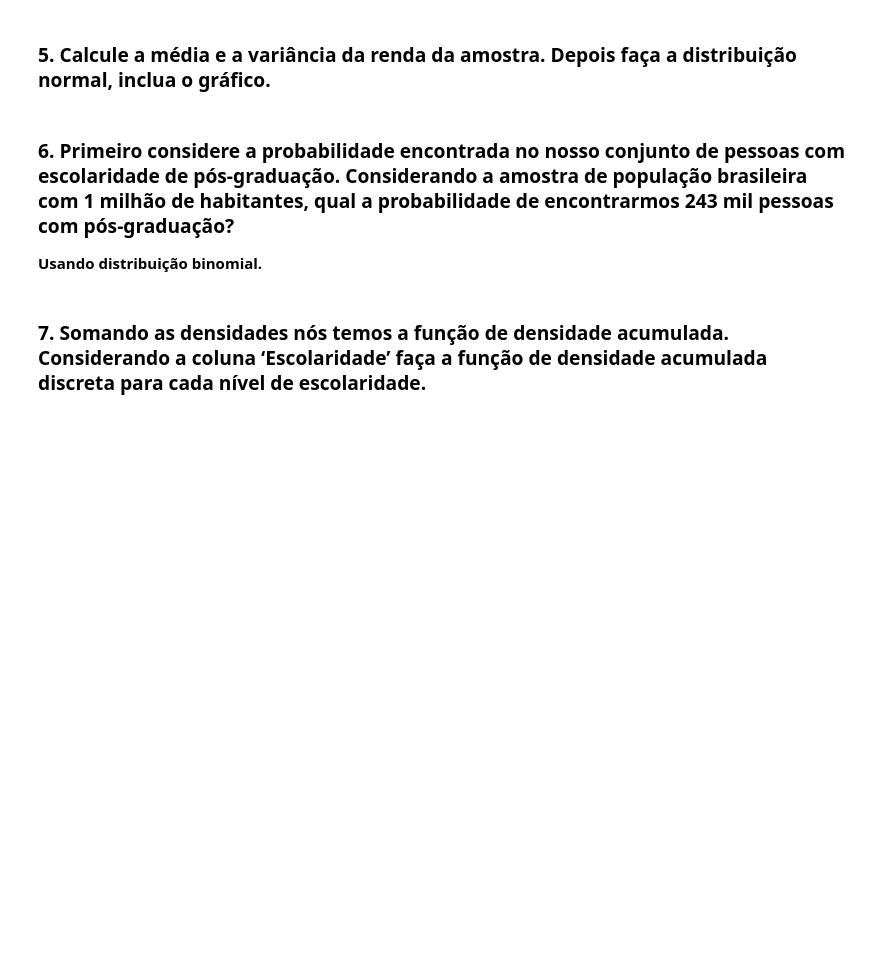
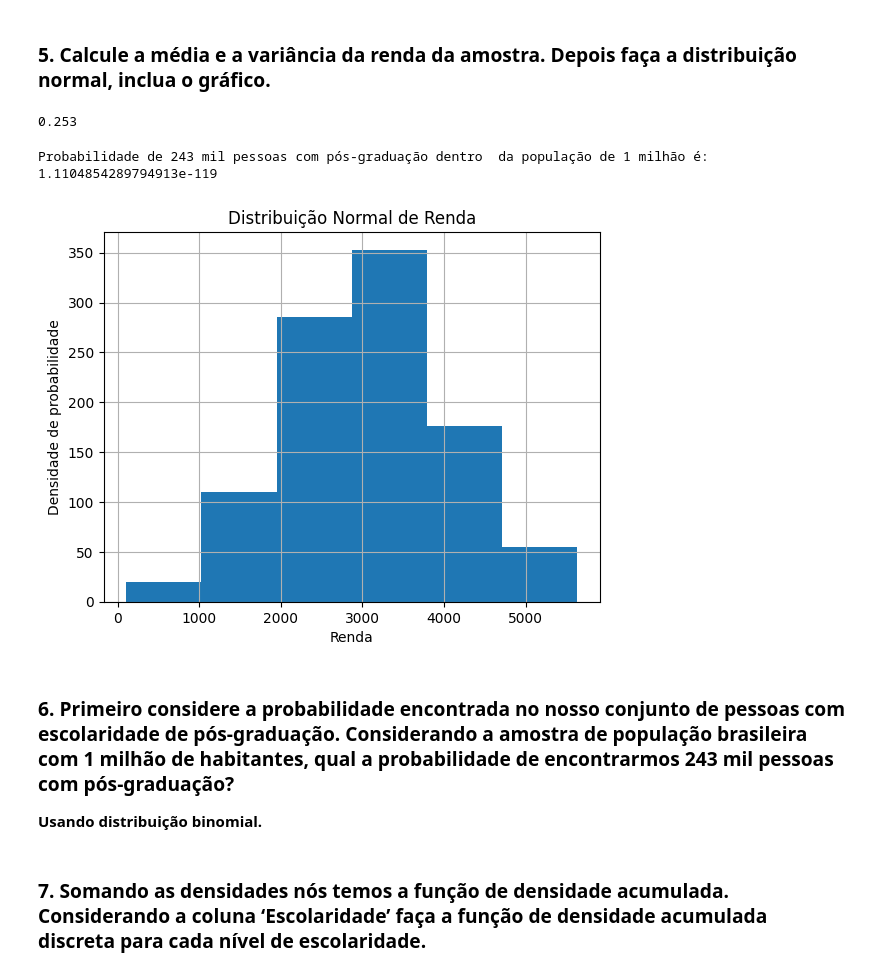
Before and after one commit to dsreliete/Womakerscode-DA-colabs, a Jupyter notebook: Womakers_Code_Aula_Plantão_de_Dúvidas_Turma_de_Analytics.ipynb, the cells around one changed output. Cells and saved outputs as stored; diff of their text form; code cells hidden in the pictures; blank space fills up the shorter version.

```diff
--- a/Womakers_Code_Aula_Plantão_de_Dúvidas_Turma_de_Analytics.ipynb
+++ b/Womakers_Code_Aula_Plantão_de_Dúvidas_Turma_de_Analytics.ipynb
@@ -313,3 +350,8 @@ print(f'Probabilidade de não ser fluente em inglês: {prob_nao_fluente:.2f}')
 #Evento de interesse:
 #População:
 #Estatística:
+# %%
+p_pos_grad = len(df[df['escolaridade'] == 'Pós-graduação']) / len(df)
+p_pos_grad
+# %% [output]
+0.253
@@ -316,3 +361,17 @@ print(f'Probabilidade de não ser fluente em inglês: {prob_nao_fluente:.2f}')
+# %%
+probabilidade_pos_grad = stats.binom.pmf(k, n, p_pos_grad)
+print(f'Probabilidade de 243 mil pessoas com pós-graduação dentro  da população de 1 milhão é: {probabilidade_pos_grad:}')
+# %% [output]
+Probabilidade de 243 mil pessoas com pós-graduação dentro  da população de 1 milhão é: 1.1104854289794913e-119
+# %%
+plt.hist(df['renda'], bins=6)
+plt.title('Distribuição Normal de Renda')
+plt.xlabel('Renda')
+plt.ylabel('Densidade de probabilidade')
+plt.grid(True)
+plt.show()
+# %% [output]
+[figure, added]
 # %% [markdown]
 ### 6. Primeiro considere a probabilidade encontrada no nosso conjunto de pessoas com escolaridade de pós-graduação. Considerando a amostra de população brasileira com 1 milhão de habitantes, qual a probabilidade de encontrarmos 243 mil pessoas com pós-graduação?
 
```
Also changed, not shown: parts of 10 cells of this notebook.
